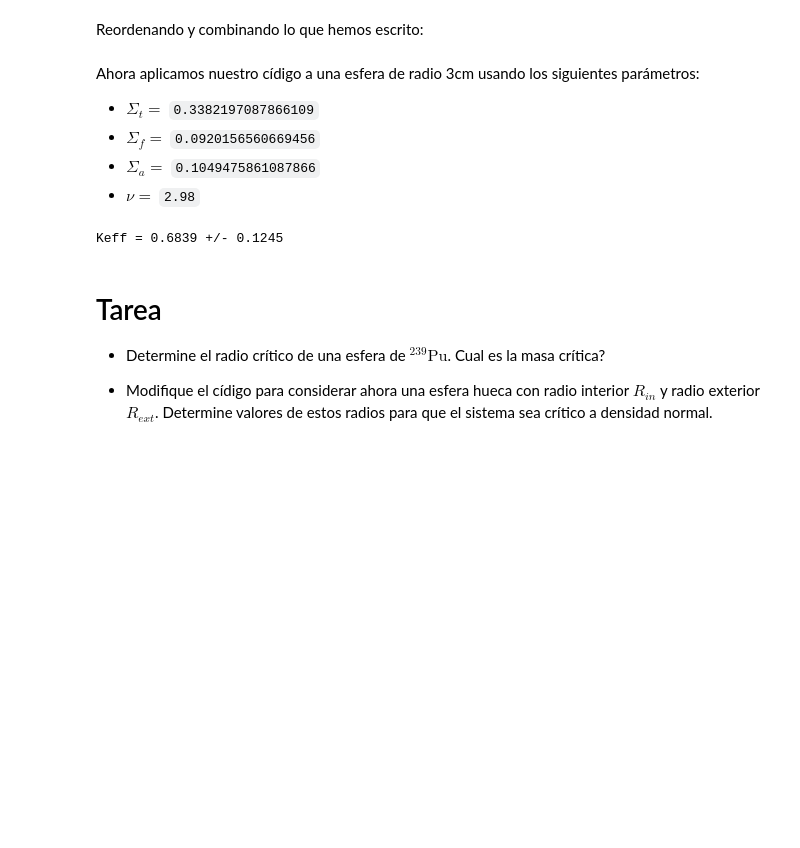
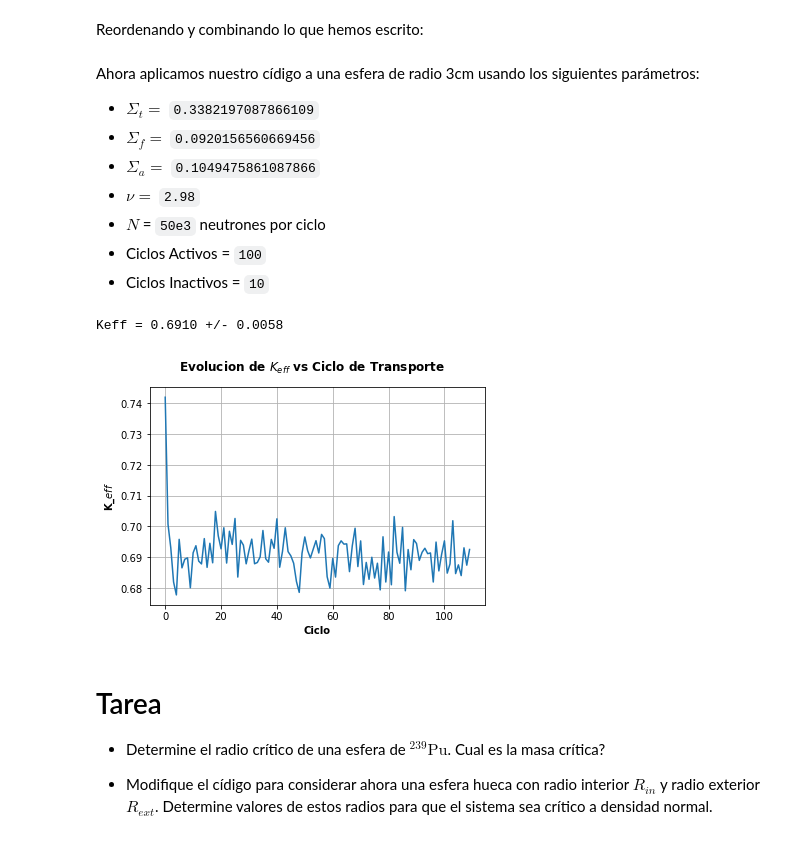
Before and after one commit to COFAlumni-USB/Physics-REBoot-Applied-Science-Bootcamp, a Jupyter notebook: Hands On/Dia 5/Transporte_de_Neutrones_Montecarlo.ipynb, the cells around one changed output. Drawn from its saved outputs; the diff is of its cells as text; code cells hidden in the pictures; blank space fills up the shorter version.

```diff
--- a/Hands On/Dia 5/Transporte_de_Neutrones_Montecarlo.ipynb
+++ b/Hands On/Dia 5/Transporte_de_Neutrones_Montecarlo.ipynb
@@ -351,6 +351,9 @@ Ahora aplicamos nuestro cídigo a una esfera de radio 3cm usando los siguientes
 * $\Sigma_f = $ `0.0920156560669456`
 * $\Sigma_a = $ `0.1049475861087866`
 * $\nu = $ `2.98`
+* $N$ = `50e3` neutrones por ciclo
+* Ciclos Activos = `100`
+* Ciclos Inactivos = `10`
 # %%
 St = 0.3382197087866109
 Sf = 0.0920156560669456
@@ -359,14 +362,23 @@ nu = 2.98
 r = 3
 Nciclos_act = 100
 Nciclos_inact = 10
-N_neutrones = 100
+N_neutrones = 50000
 
 K, Fs = homog_sphere_k(N_neutrones,St,Sf,Sa,nu,r,Nciclos_inact,Nciclos_act)
 Kmean = np.mean(K[Nciclos_inact:])
 Kstd = np.std(K[Nciclos_inact:])
 print('Keff = {:.4f} +/- {:.4f}'.format(Kmean,Kstd))
 # %% [output]
-Keff = 0.6839 +/- 0.1245
+Keff = 0.6910 +/- 0.0058
+# %%
+plt.figure()
+plt.suptitle(r'Evolucion de $K_{eff}$ vs Ciclo de Transporte',fontweight='bold')
+plt.plot(np.arange(Nciclos_act+Nciclos_inact),K)
+plt.ylabel(r'K_${eff}$',fontweight='bold')
+plt.xlabel('Ciclo',fontweight='bold')
+plt.grid()
+# %% [output]
+[figure, added]
 # %% [markdown]
 # Tarea
 
```
Also changed, not shown: parts of 3 cells of this notebook.
